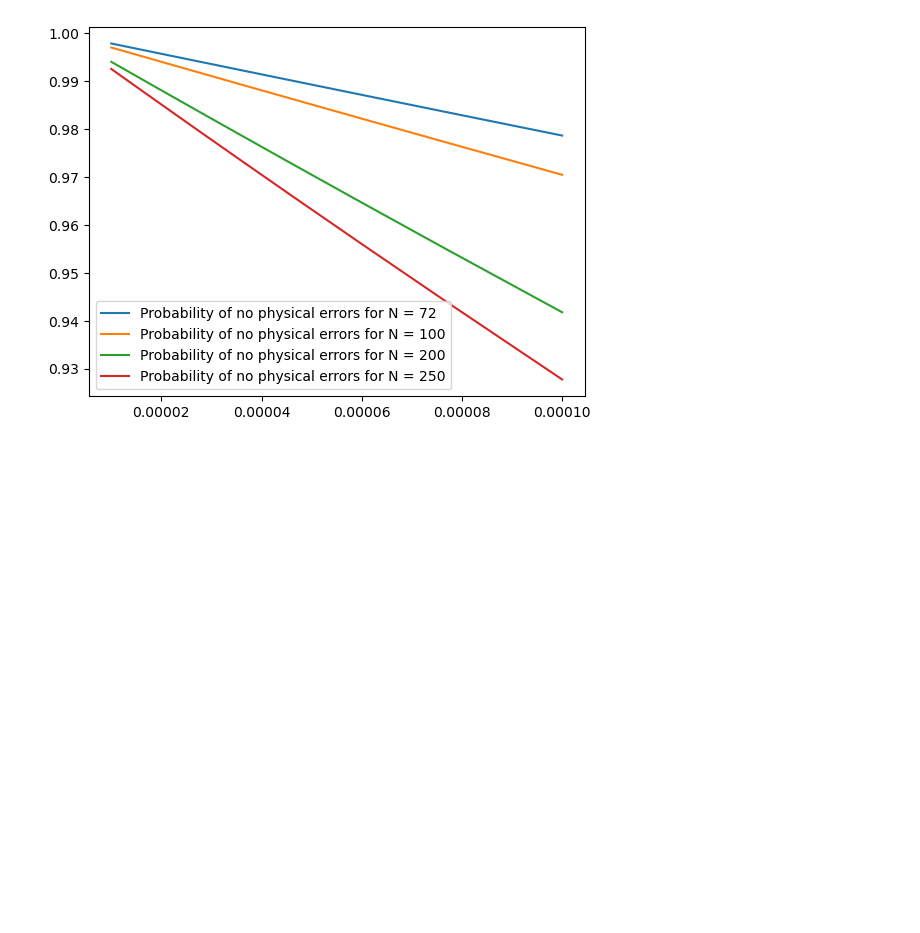
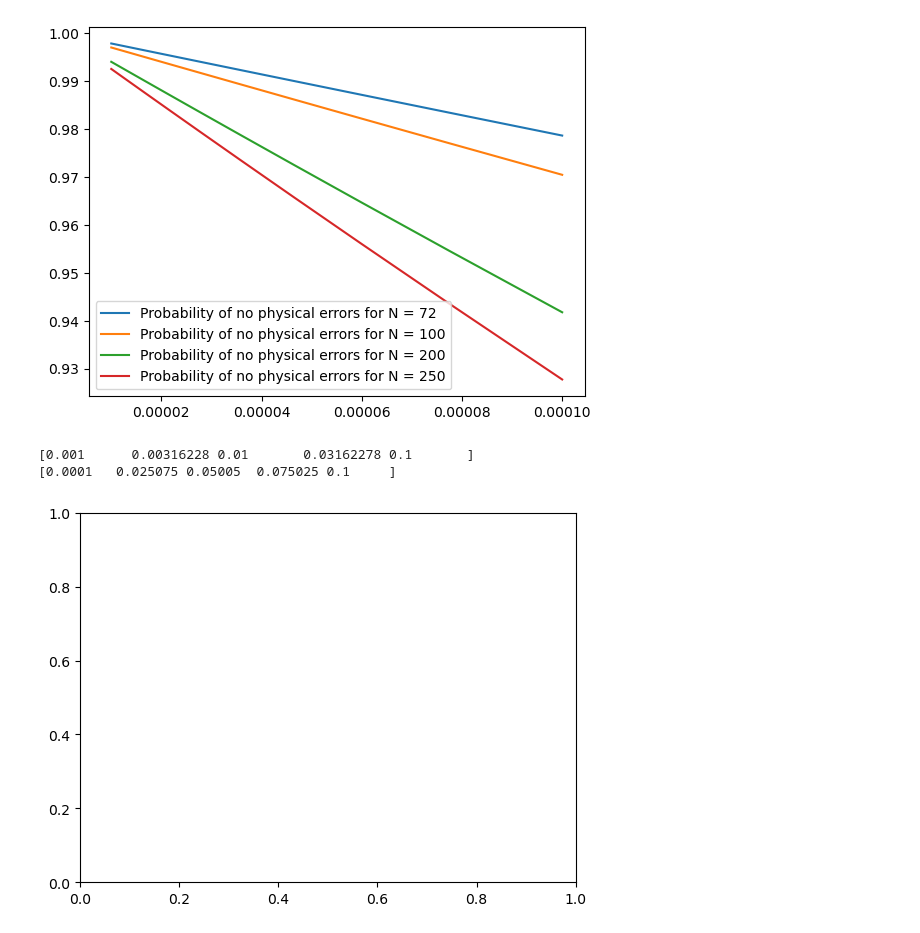
Before and after one commit to Omer-Sella/qecc, a Jupyter notebook: postProcessing/rewardInvestigation.ipynb, the cells around one changed output. Saved outputs shown, nothing was run; the diff lists cells and outputs as text; code cells hidden in the pictures; blank space fills up the shorter version.

```diff
--- a/postProcessing/rewardInvestigation.ipynb
+++ b/postProcessing/rewardInvestigation.ipynb
@@ -217,3 +218,13 @@ ax.legend()
 # %% [output]
 <matplotlib.legend.Legend at 0x...>
 [figure]
+# %%
+from qecc.utils import NAMED_ERROR_RANGES
+import matplotlib.pyplot as plt
+fig, ax = plt.subplots()
+print(NAMED_ERROR_RANGES["geometric5"])
+print(NAMED_ERROR_RANGES["linear5"])
+# %% [output]
+[0.001      0.00316228 0.01       0.03162278 0.1       ]
+[0.0001   0.025075 0.05005  0.075025 0.1     ]
+[figure, added]
```
Also changed, not shown: parts of 2 cells of this notebook, 33 other files.
